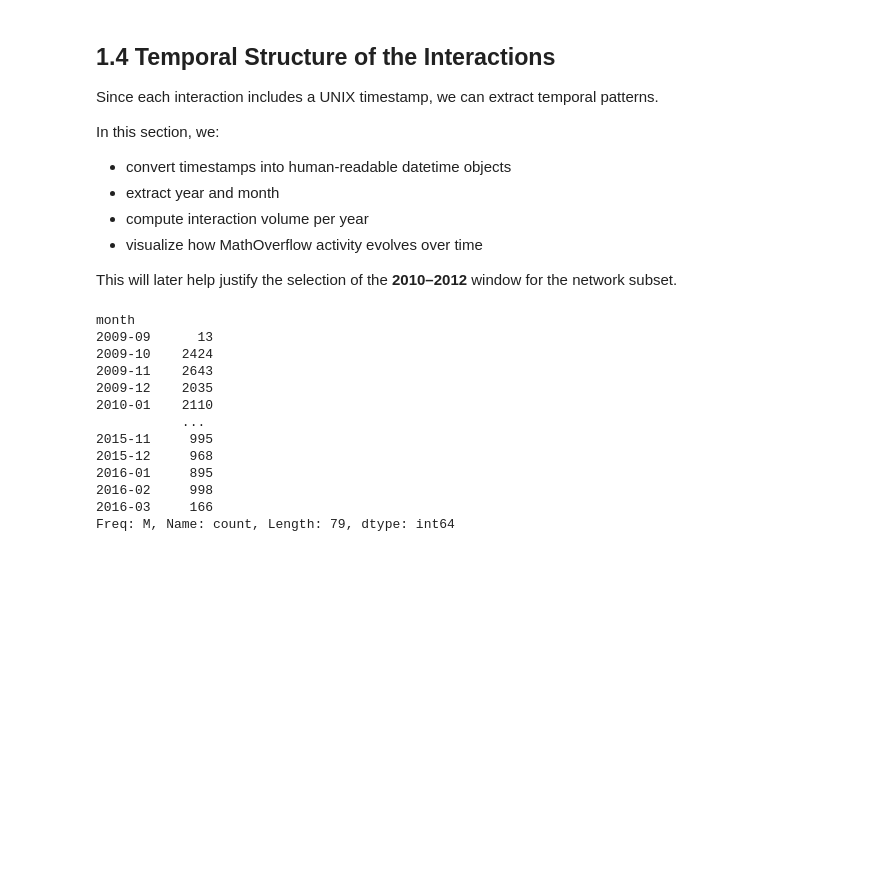
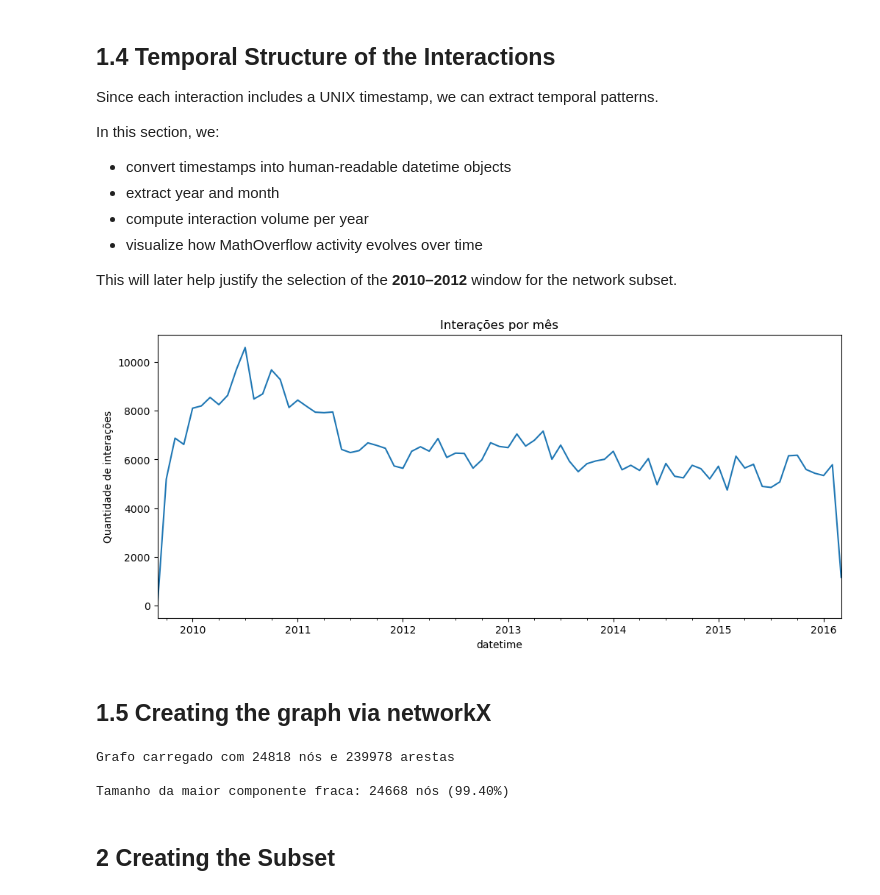
Before and after one commit to jotanmiguel/ProjetoADC-Grupo12, a Jupyter notebook: src/MathOverflow_CompleteAnalysis.ipynb, the cells around one changed output. Drawn from its saved outputs; the diff is of its cells as text; code cells hidden in the pictures; blank space fills up the shorter version.

```diff
--- a/src/MathOverflow_CompleteAnalysis.ipynb
+++ b/src/MathOverflow_CompleteAnalysis.ipynb
@@ -39,7 +39,7 @@ The file contains three columns separated by spaces: `source`, `target`, and `ti
 # %%
 import pandas as pd
 
-df = pd.read_csv("../data/sx-mathoverflow-a2q.txt", delim_whitespace=True, header=None, names=["source", "target", "timestamp"])
+df = pd.read_csv("../data/sx-mathoverflow.txt", delim_whitespace=True, header=None, names=["source", "target", "timestamp"])
 df.head()
 # %% [output]
 |  | source | target | timestamp |
@@ -87,26 +87,35 @@ In this section, we:
 
 This will later help justify the selection of the **2010–2012** window for the network subset.
 # %%
-import datetime
+import pandas as pd
+import matplotlib.pyplot as plt
+import networkx as nx
+from datetime import datetime
 
 df['datetime'] = pd.to_datetime(df['timestamp'], unit='s')
-df['year'] = df['datetime'].dt.year
-df['month'] = df['datetime'].dt.to_period("M")
-df['week'] = df['datetime'].dt.to_period("W")
-df['day'] = df['datetime'].dt.to_period("D")
+
+df = df.set_index("datetime")
+interactions_by_month = df.resample('ME').size()
+
+plt.figure(figsize=(12, 5))
+interactions_by_month.plot()
+plt.title("Interações por mês")
+plt.ylabel("Quantidade de interações")
+plt.show()
+# %% [output]
+[figure, added]
-# %%
-df['month'].value_counts().sort_index()
-# %% [output]
-month
-2009-09      13
-2009-10    2424
-2009-11    2643
-2009-12    2035
-2010-01    2110
-           ...
-2015-11     995
-2015-12     968
-2016-01     895
-2016-02     998
-2016-03     166
-Freq: M, Name: count, Length: 79, dtype: int64
+# %% [markdown]
+## 1.5 Creating the graph via networkX
+# %%
+G = nx.from_pandas_edgelist(df.reset_index(), source="source", target="target", create_using=nx.DiGraph)
+
+print(f"\nGrafo carregado com {G.number_of_nodes()} nós e {G.number_of_edges()} arestas")
+
+largest_cc = max(nx.weakly_connected_components(G), key=len)
+print(f"\nTamanho da maior componente fraca: {len(largest_cc)} nós ({len(largest_cc)/G.number_of_nodes():.2%})")
+# %% [output]
+Grafo carregado com 24818 nós e 239978 arestas
+
+Tamanho da maior componente fraca: 24668 nós (99.40%)
+# %% [markdown]
+## 2 Creating the Subset
```
Also changed, not shown: parts of 4 cells of this notebook, 1 other file.
